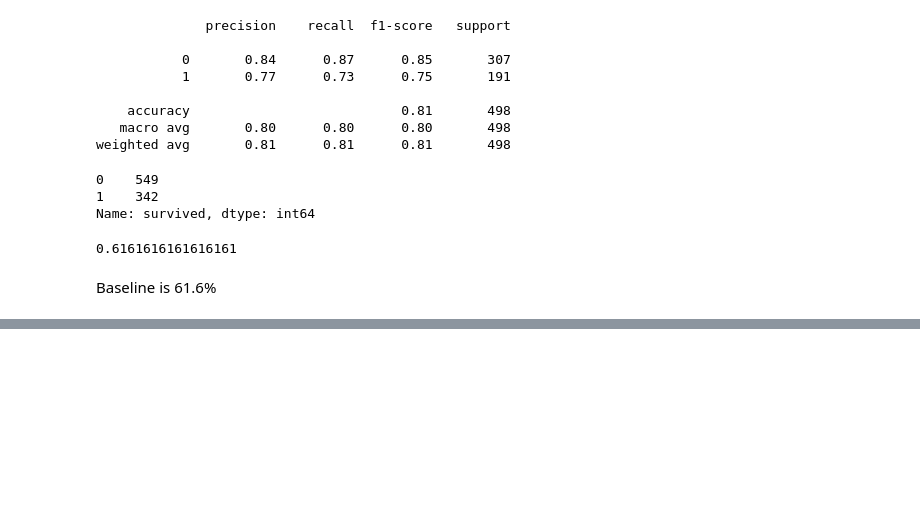
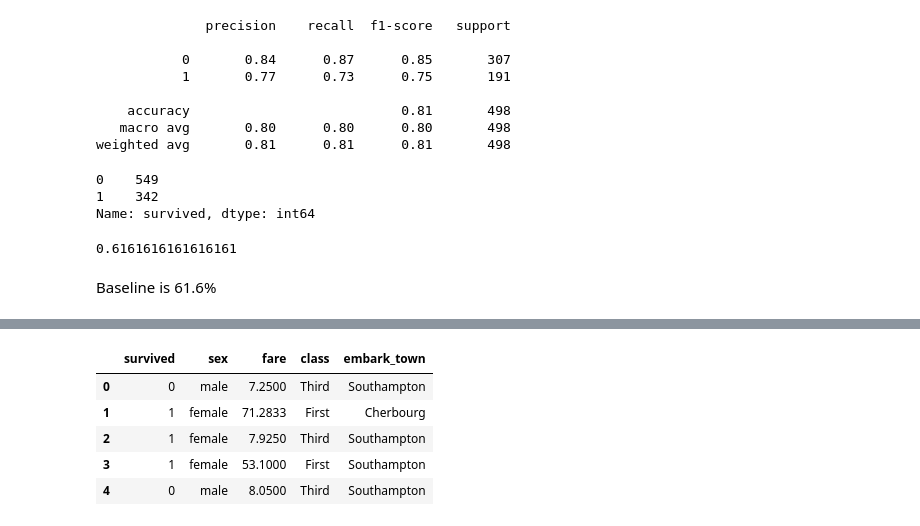
Before and after one commit to matt-c-knight/classification-exercises, a Jupyter notebook: model.ipynb, the cells around one changed output, grey strips where cells are left out. Drawn from its saved outputs; the diff is of its cells as text; code cells hidden in the pictures; blank space fills up the shorter version.

```diff
--- a/model.ipynb
+++ b/model.ipynb
@@ -507,0 +521,9 @@ Baseline is 61.6%
+# %%
+titanic4.head()
+# %% [output]
+|  | survived | sex | fare | class | embark_town |
+| 0 | 0 | male | 7.2500 | Third | Southampton |
+| 1 | 1 | female | 71.2833 | First | Cherbourg |
+| 2 | 1 | female | 7.9250 | Third | Southampton |
+| 3 | 1 | female | 53.1000 | First | Southampton |
+| 4 | 0 | male | 8.0500 | Third | Southampton |
```
Also changed, not shown: parts of 8 cells of this notebook.
